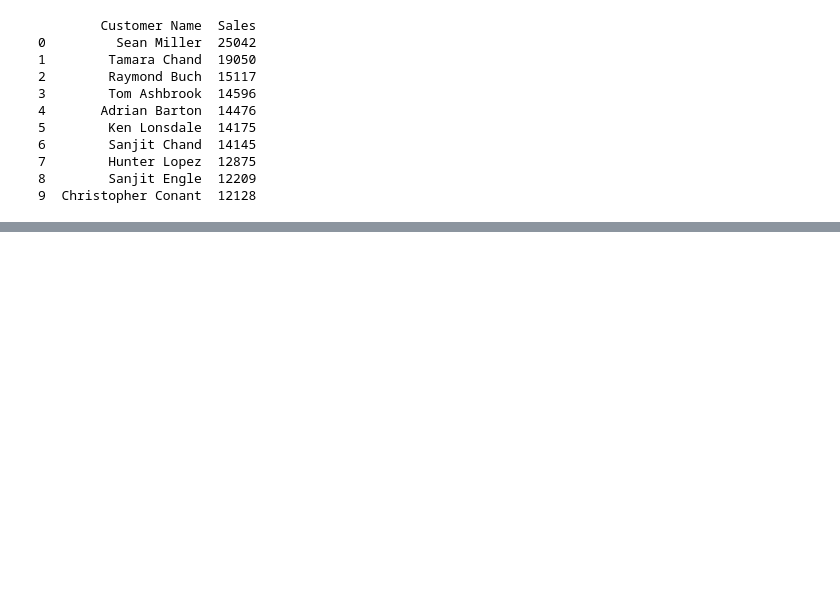
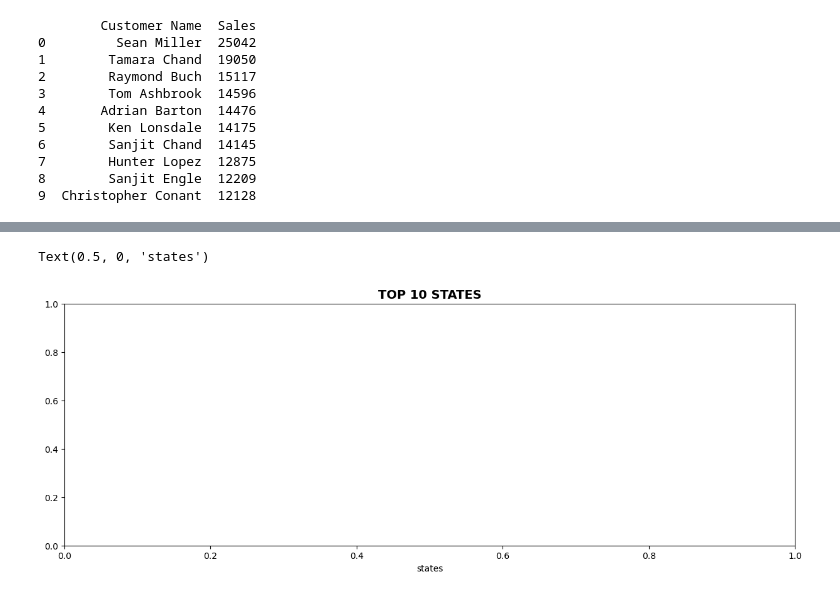
Before and after one commit to sabheen9/SQL, a Jupyter notebook: Superstore Sales forecasting and EDA.ipynb, the cells around one changed output, grey strips where cells are left out. Drawn from its saved outputs; the diff is of its cells as text; code cells hidden in the pictures; blank space fills up the shorter version.

```diff
--- a/Superstore Sales forecasting and EDA.ipynb
+++ b/Superstore Sales forecasting and EDA.ipynb
@@ -116,0 +146,7 @@ for k,v in top_customers["Sales"].items(): #To show the exact revenue generated
+# %%
+plt.figure(figsize=(15,5))
+plt.title("TOP 10 STATES",fontsize=14,fontweight='bold')
+plt.xlabel("states")
+# %% [output]
+Text(0.5, 0, 'states')
+[figure, added]
```
Also changed, not shown: parts of 4 cells of this notebook.
